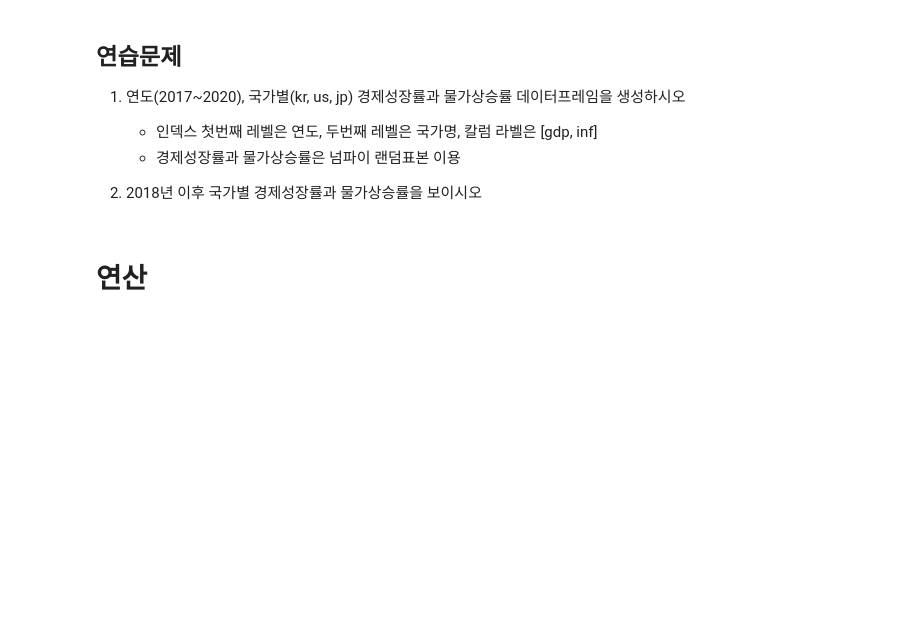
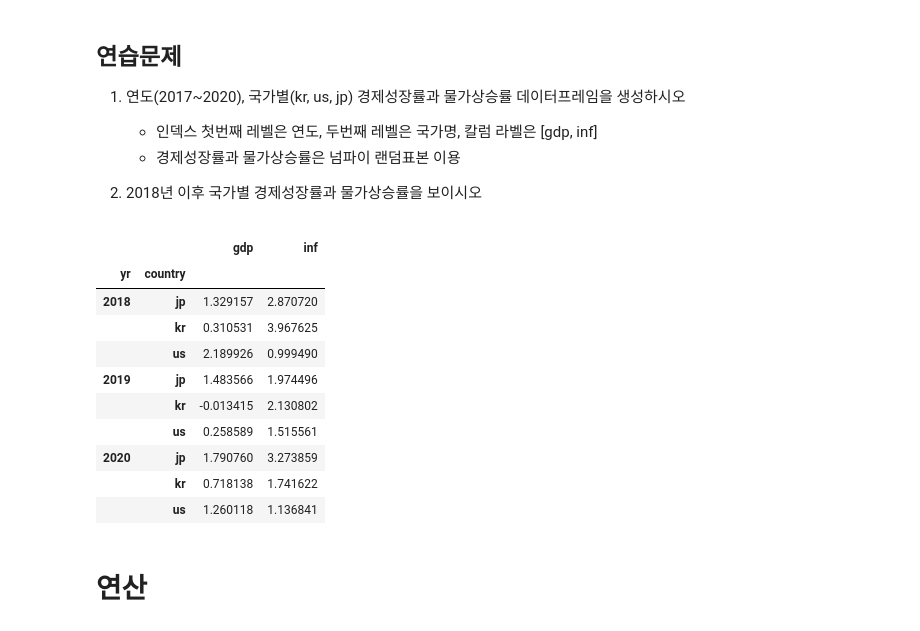
Before and after one commit to blue5070/python101, a Jupyter notebook: 1_3_pandas_1.ipynb, the cells around one changed output. Cells and saved outputs as stored; diff of their text form; code cells hidden in the pictures; blank space fills up the shorter version.

```diff
--- a/1_3_pandas_1.ipynb
+++ b/1_3_pandas_1.ipynb
@@ -336,13 +341,25 @@ df
 # %%
-# import numpy as np
+import numpy as np
 
-# ex1 = pd.DataFrame({'yr':list(range(2017, 2021)) * ,
-#                     'country':['kr'] * 4 + ['us'] * 4 + ['jp'] * 4,
-#                     'gdp':np.random.randn(12) + 1,
-#                     'inf':np.random.randn(12) + 2})
-# ex1 = ex1.set_index()
-# ex1 = ex1.sort_index()
-# ex1.loc[2018:]
+ex1 = pd.DataFrame({'yr':list(range(2017, 2021)) * 3,
+                    'country':['kr'] * 4 + ['us'] * 4 + ['jp'] * 4,
+                    'gdp':np.random.randn(12) + 1,
+                    'inf':np.random.randn(12) + 2})
+ex1 = ex1.set_index(['yr', 'country'])
+ex1 = ex1.sort_index()
+ex1.loc[2018:]
+# %% [output]
+|  |  | gdp | inf |
+| yr | country |  |  |
+| 2018 | jp | 1.329157 | 2.870720 |
+|  | kr | 0.310531 | 3.967625 |
+|  | us | 2.189926 | 0.999490 |
+| 2019 | jp | 1.483566 | 1.974496 |
+|  | kr | -0.013415 | 2.130802 |
+|  | us | 0.258589 | 1.515561 |
+| 2020 | jp | 1.790760 | 3.273859 |
+|  | kr | 0.718138 | 1.741622 |
+|  | us | 1.260118 | 1.136841 |
 # %% [markdown]
 # 연산
 # %%
```
Also changed, not shown: parts of 1 cell of this notebook.
